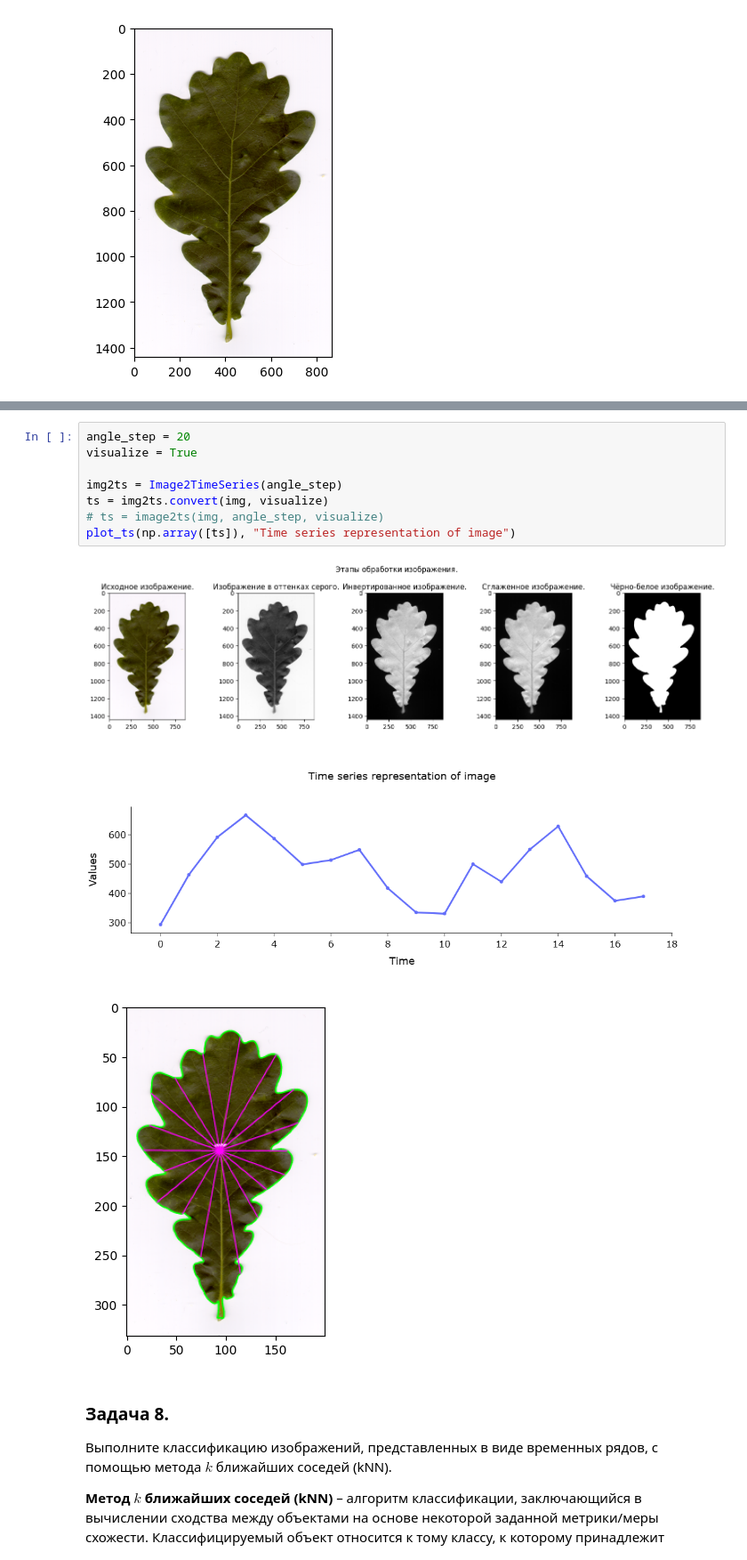
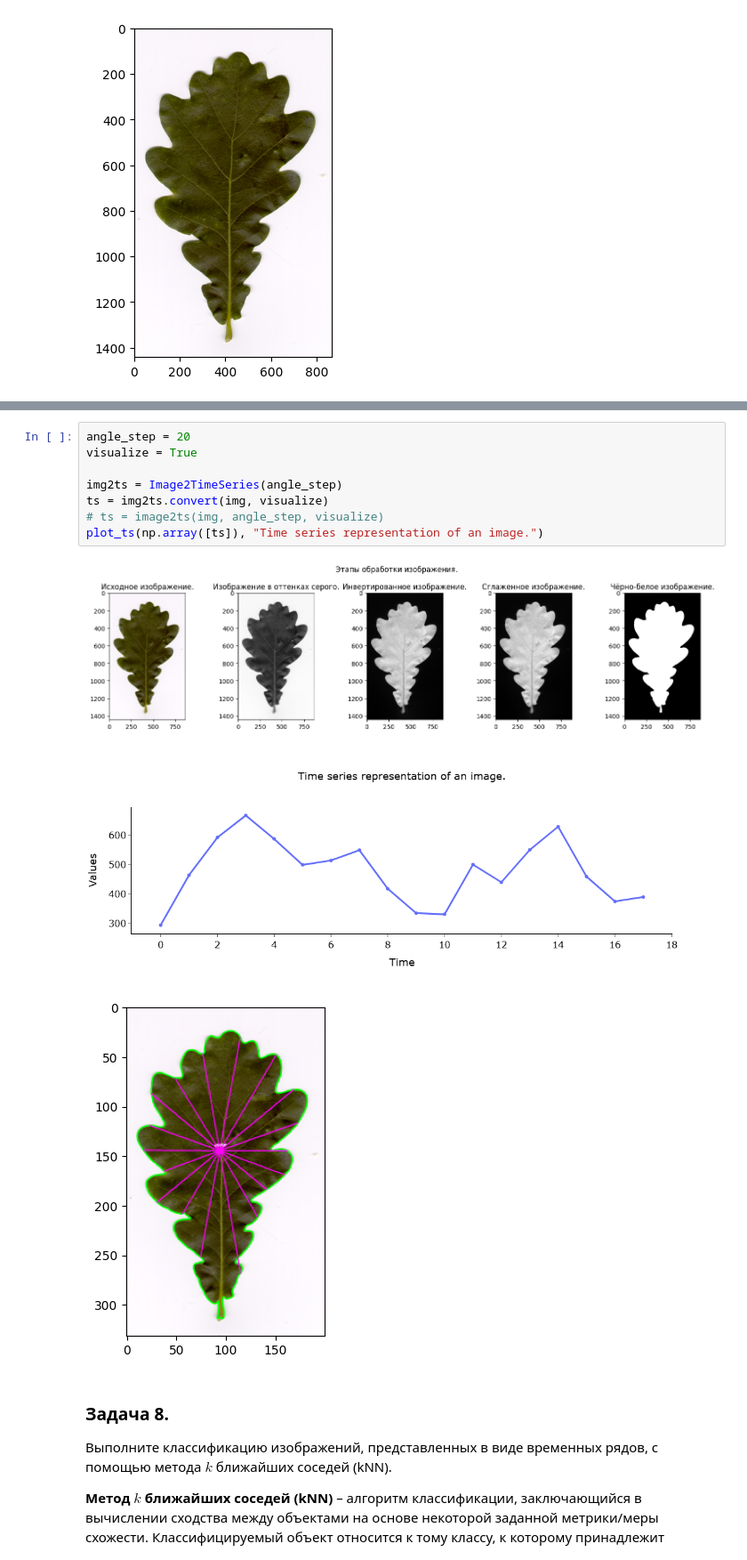
Before and after one commit to SconeScone/2026_Belonogova_TimeSeriesCourse, a Jupyter notebook: practice/01 Basics/01 Basics.ipynb, the cells around one changed output, grey strips where cells are left out. Shown at 89% size. Drawn from its saved outputs; the diff is of its cells as text.

```diff
--- a/practice/01 Basics/01 Basics.ipynb
+++ b/practice/01 Basics/01 Basics.ipynb
@@ -482,14 +482,14 @@ plt.show()
 # %%
 angle_step = 20
 visualize = True
 
 img2ts = Image2TimeSeries(angle_step)
 ts = img2ts.convert(img, visualize)
 # ts = image2ts(img, angle_step, visualize)
-plot_ts(np.array([ts]), "Time series representation of image")
+plot_ts(np.array([ts]), "Time series representation of an image.")
 # %% [output]
 [figure]
-[figure, old version]
+[figure, new version]
 [figure]
 # %% [markdown]
 ### **Задача 8.**
```
Also changed, not shown: parts of 6 cells of this notebook, 5 other files.
